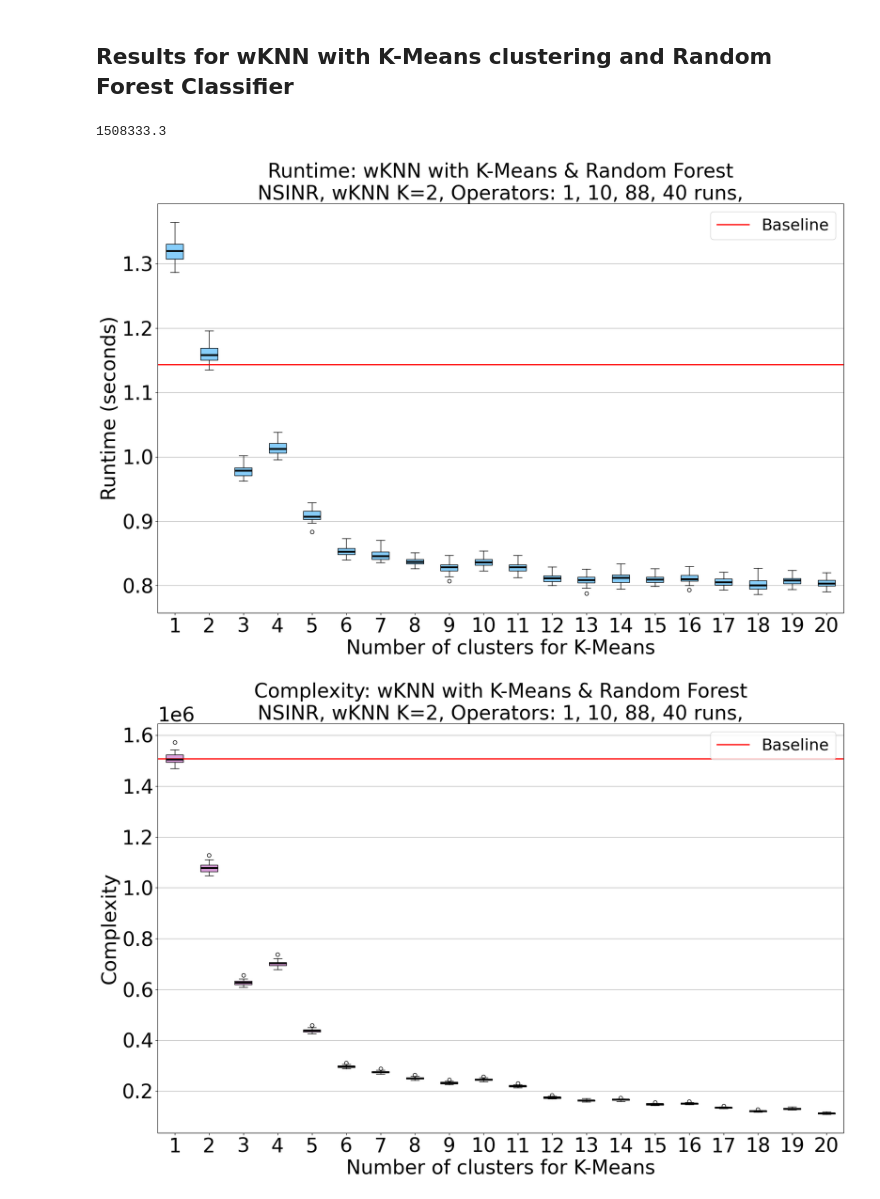
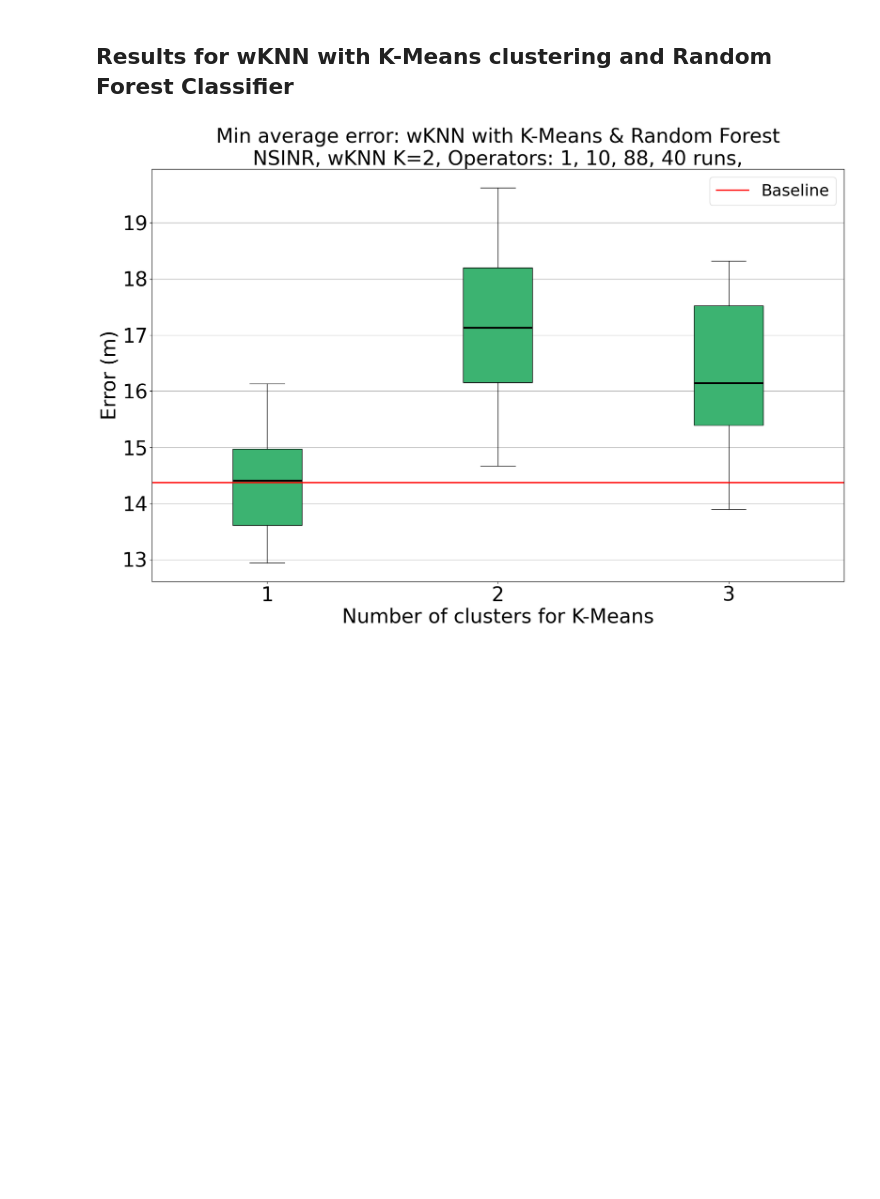
Before and after one commit to Andreas-Espelund/5G_localization, a Jupyter notebook: Main.ipynb, the cells around one changed output. Cells and saved outputs as stored; diff of their text form; code cells hidden in the pictures; blank space fills up the shorter version.

Commit message:
clustering working in the cluster testing notebook

```diff
--- a/Main.ipynb
+++ b/Main.ipynb
@@ -30,7 +30,7 @@ import pandas as pd
 # Parameters
 n_runs = 40
 k_max = 2
-n_clusters = 20
+n_clusters = 3
 cluster_range = range(0, n_clusters + 1)
 
 rf_param = RF_PARAM.NSINR
@@ -46,7 +46,7 @@ Running weighted coverage
 📊 from 1 to {n_clusters} clusters
 ⚙️ RF PARAM {rf_param}
 📶 Operator choice {operator_choice}
-🔁 Number of runs {n_runs}
+🔁 Number of runs {n_runs}|
 _________________________________
 """)
 
@@ -63,12 +63,6 @@ for c in cluster_range:
         results.append((runtime, k_avg_error, rp_factor))
     print(f"\r✅ {c} clusters completed                                ")
     clustered_results[c] = pd.DataFrame(results, columns=['Runtime', 'Error', 'Complexity metric'])
-    if c > 0:
-        cluster_sizes = df["cluster"].value_counts().values.astype(int)
-        clustered_results[c]['cluster_size_std'] = cluster_sizes.std().astype(float)
-        clustered_results[c]['cluster_size_var'] = cluster_sizes.var().astype(float)
-        clustered_results[c]['cluster_size_entropy'] = -np.sum(
-            (cluster_sizes / cluster_sizes.sum()) * np.log(cluster_sizes / cluster_sizes.sum())).astype(float)
 # %% [output]
 Running weighted coverage
 
@@ -128,66 +94,64 @@ k_value = 2
 
 for k, v in clustered_results.items():
     #if k < 1: continue
-    res_runtime[k] = v['Runtime'].to_numpy()
-    res_complexity[k] = v['Complexity metric'].to_numpy()
-    res_error[k] = v['Error'].apply(lambda x: x[k_value - 1]).to_numpy()
+    #res_runtime[k] = v['Runtime'].to_numpy()
+    #res_complexity[k] = v['Complexity metric'].to_numpy()
+    res_error[k] = v['Error']
 
 # Convert the dictionaries to DataFrames
-complexity_df = pd.DataFrame.from_dict(res_complexity)
-runtime_df = pd.DataFrame.from_dict(res_runtime)
+#complexity_df = pd.DataFrame.from_dict(res_complexity)
+#runtime_df = pd.DataFrame.from_dict(res_runtime)
 errors_df = pd.DataFrame.from_dict(res_error)
 
-baseline_complexity = complexity_df[0].mean()
-baseline_runtime = runtime_df[0].mean()
+#baseline_complexity = complexity_df[0].mean()
+#baseline_runtime = runtime_df[0].mean()
 baseline_error = errors_df[0].mean()
 
-complexity_df.drop(columns=[0], inplace=True)
-runtime_df.drop(columns=[0], inplace=True)
+#complexity_df.drop(columns=[0], inplace=True)
+#runtime_df.drop(columns=[0], inplace=True)
 errors_df.drop(columns=[0], inplace=True)
 
 
 # Function to cap outliers based on IQR
 def cap_outliers(df):
     Q1 = df.quantile(0.25)
     Q3 = df.quantile(0.75)
     IQR = Q3 - Q1
     upper_bound = Q3 + 1.5 * IQR
     return df.apply(lambda x: np.minimum(x, upper_bound[x.name]), axis=0)
 
 
 # Cap the outliers in the runtime data
-runtime_df_capped = cap_outliers(runtime_df)
+#runtime_df_capped = cap_outliers(runtime_df)
 
 # Plotting with capped runtime data
 title_string = f"wKNN with K-Means & Random Forest\n{rf_param.value}, wKNN K={k_value}, Operators: {', '.join(operator_choice.astype(str))}, {n_runs} runs,"
 
-print(baseline_complexity)
-
-make_boxplot(
-    df=runtime_df_capped,
-    title=f'Runtime: {title_string}',
-    x_label='Number of clusters for K-Means',
-    y_label='Runtime (seconds)',
-    color='lightskyblue',
-    baseline=baseline_runtime,
-)
-make_boxplot(
-    df=complexity_df,
-    title=f'Complexity: {title_string}',
-    x_label='Number of clusters for K-Means',
-    y_label='Complexity',
-    color='plum',
-    baseline=baseline_complexity,
-)
+#print(baseline_complexity)
+#
+# make_boxplot(
+#     df=runtime_df_capped,
+#     title=f'Runtime: {title_string}',
+#     x_label='Number of clusters for K-Means',
+#     y_label='Runtime (seconds)',
+#     color='lightskyblue',
+#     baseline=baseline_runtime,
+# )
+# make_boxplot(
+#     df=complexity_df,
+#     title=f'Complexity: {title_string}',
+#     x_label='Number of clusters for K-Means',
+#     y_label='Complexity',
+#     color='plum',
+#     baseline=baseline_complexity,
+# )
 make_boxplot(
     df=errors_df,
     title=f'Min average error: {title_string}',
     x_label='Number of clusters for K-Means',
     y_label='Error (m)',
     color='mediumseagreen',
     baseline=baseline_error,
 )
 # %% [output]
-1508333.3
-[figure, old version]
+[figure, new version]
-[figure, removed]
```
Also changed, not shown: parts of 7 cells of this notebook, 5 other files.
